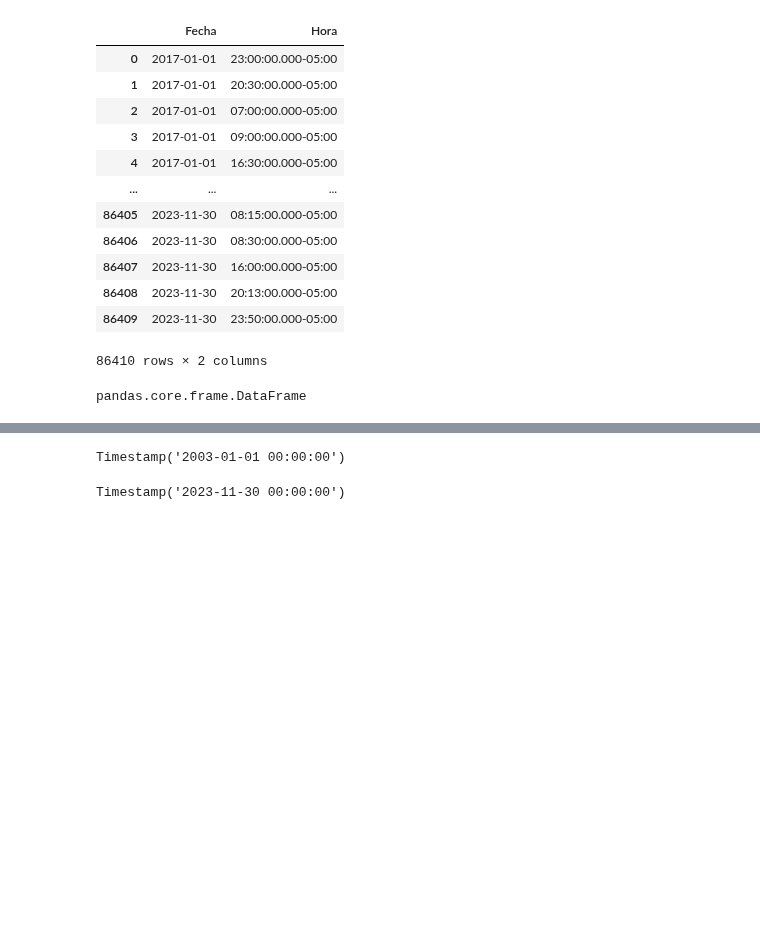
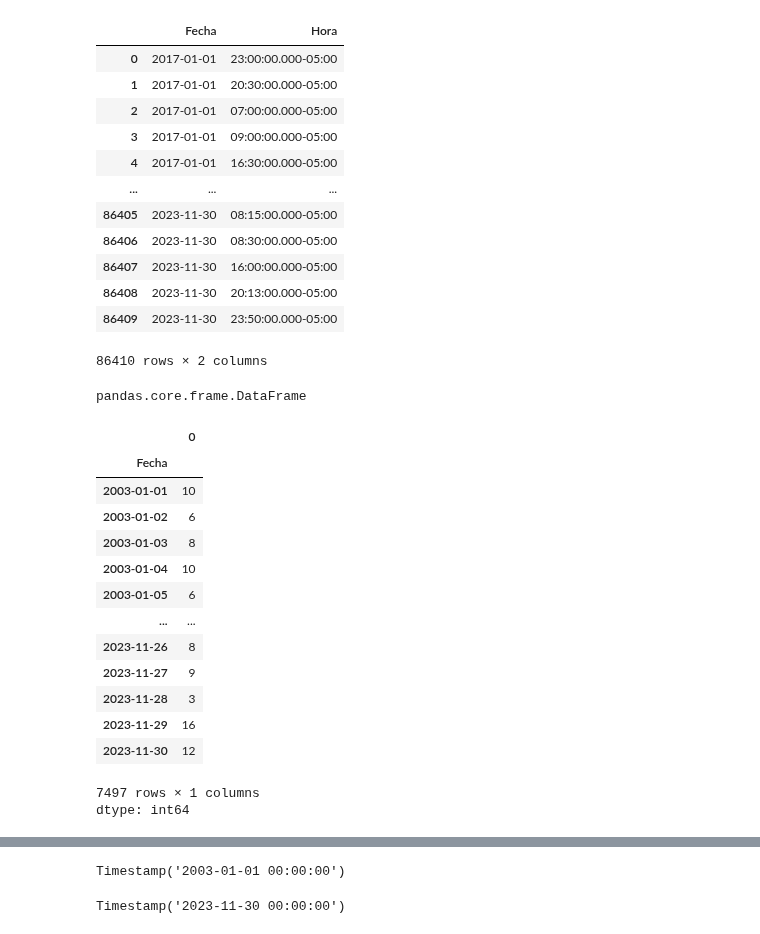
Before and after one commit to mteoraso/ML_Practice, a Jupyter notebook: EDA_hurtos_Medellin.ipynb, the cells around one changed output, grey strips where cells are left out. Saved outputs shown, nothing was run; the diff lists cells and outputs as text; code cells hidden in the pictures; blank space fills up the shorter version.

```diff
--- a/EDA_hurtos_Medellin.ipynb
+++ b/EDA_hurtos_Medellin.ipynb
@@ -220,3 +220,22 @@ df_fecha
 type(df_fecha)
 # %% [output]
 pandas.core.frame.DataFrame
+# %%
+df_fecha_agr = df_fecha.groupby("Fecha").size()
+df_fecha_agr
+# %% [output]
+|  | 0 |
+| Fecha |  |
+| 2003-01-01 | 10 |
+| 2003-01-02 | 6 |
+| 2003-01-03 | 8 |
+| 2003-01-04 | 10 |
+| 2003-01-05 | 6 |
+| ... | ... |
+| 2023-11-26 | 8 |
+| 2023-11-27 | 9 |
+| 2023-11-28 | 3 |
+| 2023-11-29 | 16 |
+| 2023-11-30 | 12 |
+7497 rows × 1 columns
+dtype: int64
```
Also changed, not shown: parts of 3 cells of this notebook.
